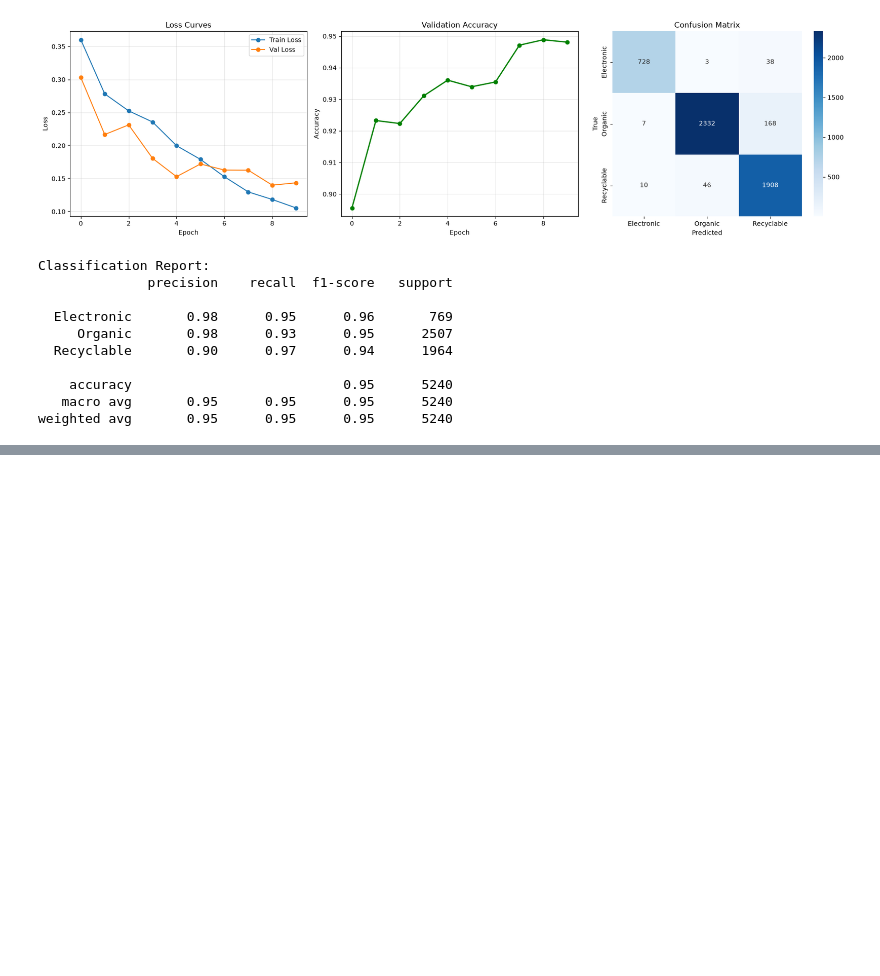
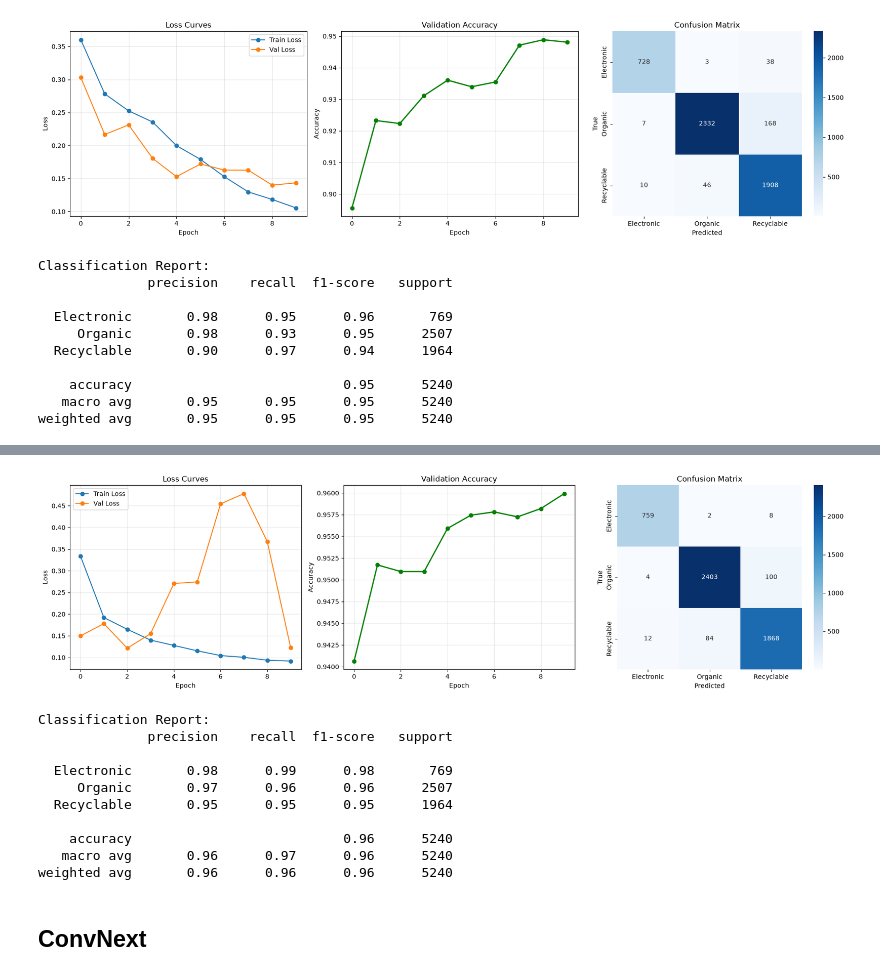
Before and after one commit to AndreMasalle/Penyisihan_BDC_2026, a Jupyter notebook: model.ipynb, the cells around one changed output, grey strips where cells are left out. Cells and saved outputs as stored; diff of their text form; code cells hidden in the pictures; blank space fills up the shorter version.

Commit message:
4 Model + Submission pertama

```diff
--- a/model.ipynb
+++ b/model.ipynb
@@ -313,0 +318,2 @@ weighted avg       0.95      0.95      0.95      5240
+# %%
+model_b3 = model('efficientnet_b3', num_classes=3).to(device)
@@ -313,0 +322,9 @@ weighted avg       0.95      0.95      0.95      5240
+# %%
+criterion = nn.CrossEntropyLoss(weight=class_weights)
+optimizer = optim.AdamW(model_b3.parameters(), lr=LEARNING_RATE)
+scheduler = optim.lr_scheduler.CosineAnnealingLR(optimizer, T_max=EPOCHS)
+# %%
+history, preds, labels = train_model(
+    model_b3, train_loader, val_loader, criterion, optimizer, scheduler,
+    EPOCHS, device, class_names
+)
@@ -313,0 +371,16 @@ weighted avg       0.95      0.95      0.95      5240
+# %%
+plot_hasil(history, preds, labels, class_names)
+# %% [output]
+[figure, added]
+Classification Report:
+              precision    recall  f1-score   support
+
+  Electronic       0.98      0.99      0.98       769
+     Organic       0.97      0.96      0.96      2507
+  Recyclable       0.95      0.95      0.95      1964
+
+    accuracy                           0.96      5240
+   macro avg       0.96      0.97      0.96      5240
+weighted avg       0.96      0.96      0.96      5240
+# %% [markdown]
+## ConvNext
```
Also changed, not shown: parts of 30 cells of this notebook, 2 other files.
